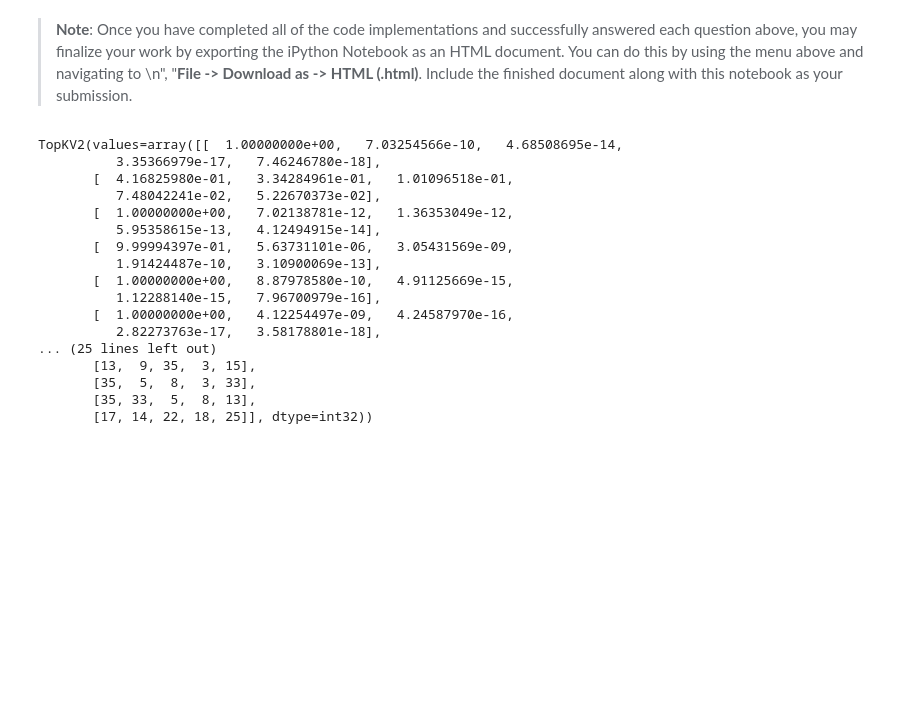
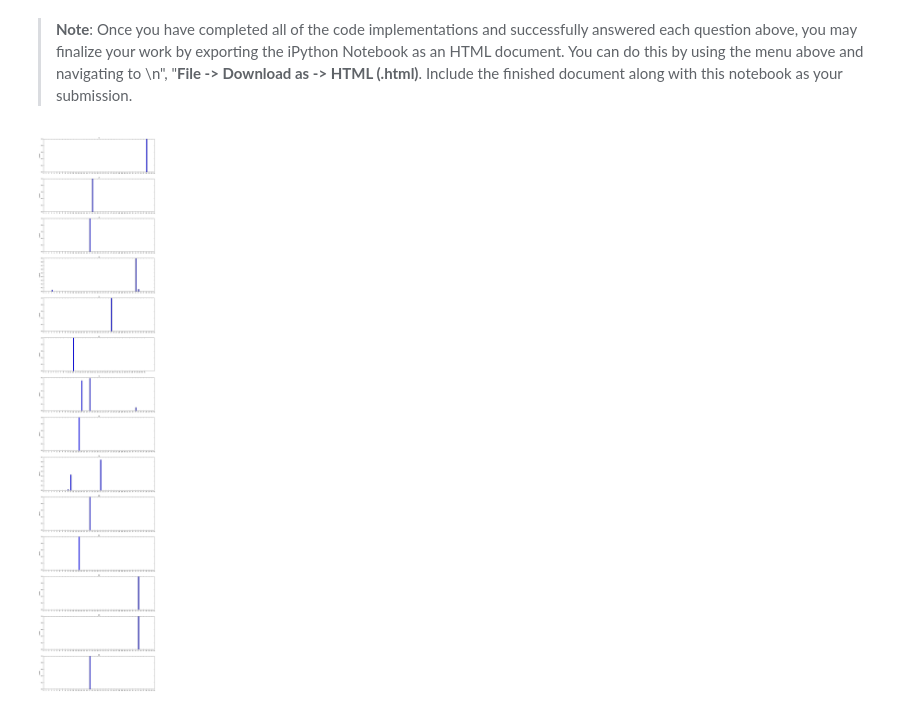
Before and after one commit to SlimTim10/CarND-Traffic-Sign-Classifier-Project, a Jupyter notebook: Traffic_Sign_Classifier.ipynb, the cells around one changed output. Drawn from its saved outputs; the diff is of its cells as text; code cells hidden in the pictures; blank space fills up the shorter version.

```diff
--- a/Traffic_Sign_Classifier.ipynb
+++ b/Traffic_Sign_Classifier.ipynb
@@ -720,31 +729,36 @@ Looking just at the first row we get `[ 0.34763842,  0.24879643,  0.12789202]`,
 # %% [markdown]
 > **Note**: Once you have completed all of the code implementations and successfully answered each question above, you may finalize your work by exporting the iPython Notebook as an HTML document. You can do this by using the menu above and navigating to  \n",
     "**File -> Download as -> HTML (.html)**. Include the finished document along with this notebook as your submission.
-# %%
-X_test = images
-y_test = np.array(labels)
-
-prediction = tf.nn.softmax(logits)
-top_five = tf.nn.top_k(prediction, k=5)
-
-with tf.Session() as sess:
-    saver.restore(sess, tf.train.latest_checkpoint('.'))
-    print(sess.run(top_five, feed_dict={x: X_test, y: y_test}))
-# %% [output]
-TopKV2(values=array([[  1.00000000e+00,   7.03254566e-10,   4.68508695e-14,
-          3.35366979e-17,   7.46246780e-18],
-       [  4.16825980e-01,   3.34284961e-01,   1.01096518e-01,
-          7.48042241e-02,   5.22670373e-02],
-       [  1.00000000e+00,   7.02138781e-12,   1.36353049e-12,
-          5.95358615e-13,   4.12494915e-14],
-       [  9.99994397e-01,   5.63731101e-06,   3.05431569e-09,
-          1.91424487e-10,   3.10900069e-13],
-       [  1.00000000e+00,   8.87978580e-10,   4.91125669e-15,
-          1.12288140e-15,   7.96700979e-16],
-       [  1.00000000e+00,   4.12254497e-09,   4.24587970e-16,
-          2.82273763e-17,   3.58178801e-18],
-... (25 lines left out)
-       [13,  9, 35,  3, 15],
-       [35,  5,  8,  3, 33],
-       [35, 33,  5,  8, 13],
-       [17, 14, 22, 18, 25]], dtype=int32))
+# %%
+import numpy as np
+import matplotlib.pyplot as plt
+# Visualizations will be shown in the notebook.
+%matplotlib inline
+
+X_test = images
+y_test = np.array(labels)
+
+prediction = tf.nn.softmax(logits)
+top_k = tf.nn.top_k(prediction, k=3)
+
+with tf.Session() as sess:
+    saver.restore(sess, tf.train.latest_checkpoint('.'))
+
+    certainty = sess.run(top_k, feed_dict={x: X_test, y: y_test})
+
+    xvals = range(0, 42)
+    plt.figure(1, figsize=(15, 80))
+    cols = 1
+    rows = (len(certainty.values) // cols) + 1
+    subplot_num = 1
+    for values, indices in zip(certainty.values, certainty.indices):
+        plt.subplot(rows, cols, subplot_num)
+        plt.bar(indices, values, width=0.3)
+        plt.xticks(xvals)
+        plt.title("{0}".format(subplot_num))
+        plt.ylabel('Certainty')
+        plt.ylabel('Labels')
+        subplot_num += 1
+    plt.show()
+# %% [output]
+[figure, added]
```
Also changed, not shown: parts of 10 cells of this notebook, 1 other file.
